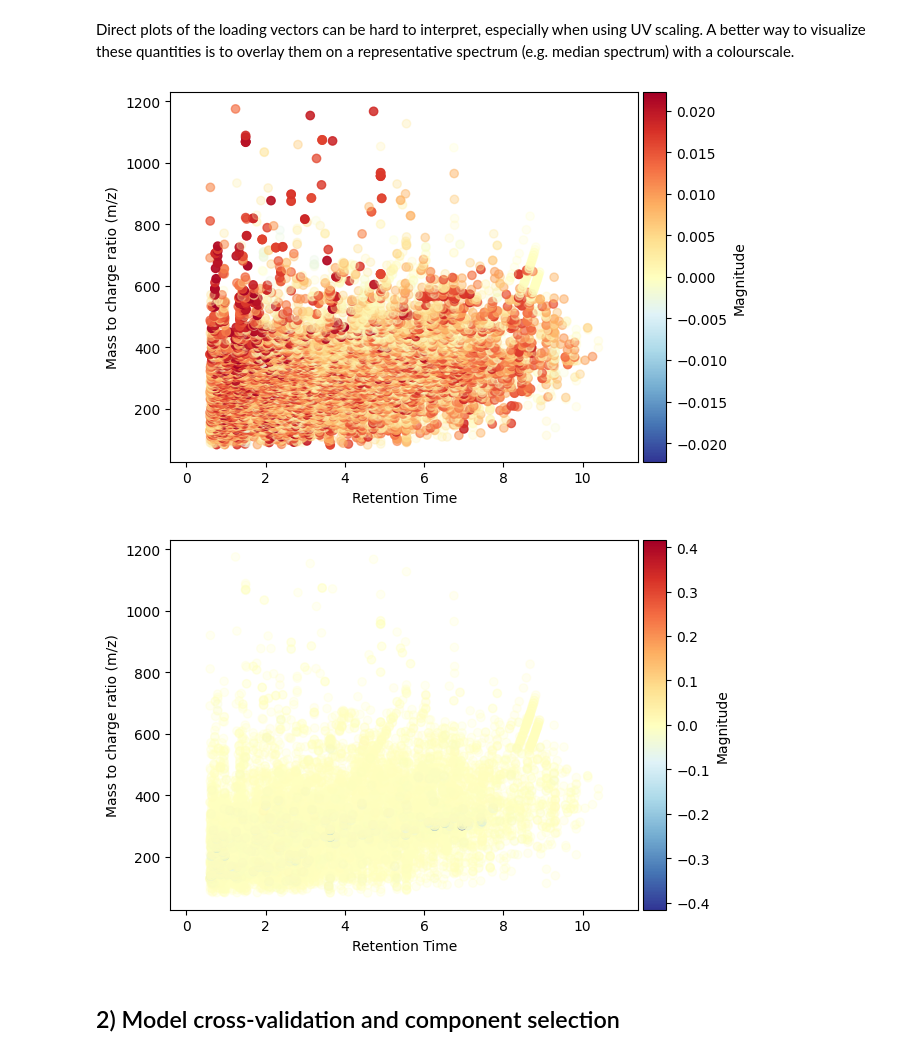
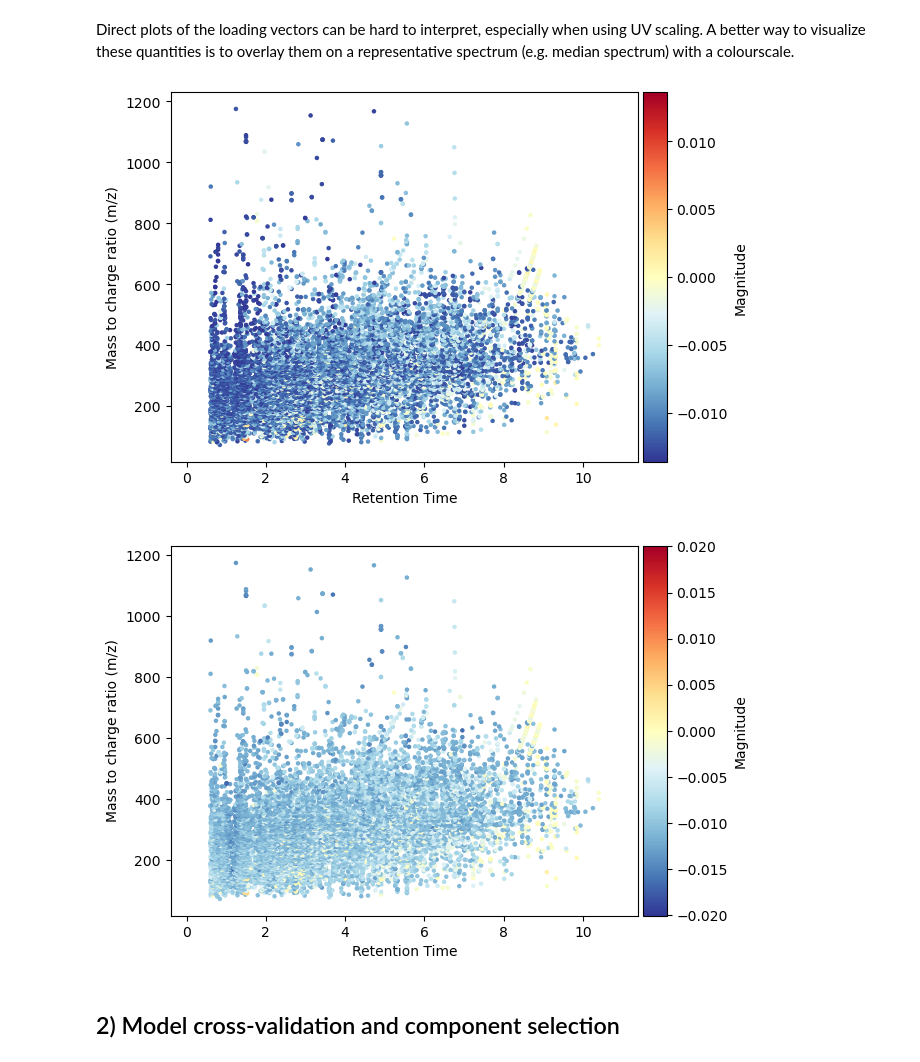
Before and after one commit to IPTC-DataAnalysisCourse/chemometrics-tutorials, a Jupyter notebook: Multivariate Analysis - PCA.ipynb, the cells around one changed output. Cells and saved outputs as stored; diff of their text form; code cells hidden in the pictures.

```diff
--- a/Multivariate Analysis - PCA.ipynb
+++ b/Multivariate Analysis - PCA.ipynb
@@ -111,6 +160,9 @@ In this tutorial we will fit a PCA model to explore the general trends in the da
 
 We will start by calculating a series of PCA models with 2 components, each with one of the 3 common scaling choices in chemometrics - mean centring (MC), Unit Variance (UV) and Pareto (Par) scaling. The choice of components to use in the modeling will be addressed properly in the next section.
 # %%
+# Start with log scaling of the data
+X = np.log1p(X)
+
 # Select the scaling options:
 # Here we are generating 3 scaling objects to explore the effect of scaling in PCA:
 
@@ -196,18 +248,18 @@ Direct plots of the loading vectors can be hard to interpret, especially when us
 # Plot of first principal component loadings overlaid on the median spectrum - UV
 # plotLoadings(PCA_model_uv.loadings[0, :], ppm, spectra=X)
 
-_scatterplots(PCA_model_uv.loadings[0, :], xaxis=retention_times, yaxis=mz_values)
+_scatterplots(PCA_model_uv.loadings[0, :], xaxis=retention_times, yaxis=mz_values, marker_size=5, alpha = 1)
 # %% [output]
-[figure, old version]
+[figure, new version]
 # %%
 ## NB needs to be re-written for LC-MS data - DONE IT
 
 # Plot of first principal component loadings overlaid on the median spectrum - Mean centring
 # plotLoadings(PCA_model_mc.loadings[0, :], ppm, spectra=X)
 
-_scatterplots(PCA_model_mc.loadings[0, :], xaxis=retention_times, yaxis=mz_values)
+_scatterplots(PCA_model_mc.loadings[0, :], xaxis=retention_times, yaxis=mz_values, marker_size=5, alpha = 1)
 # %% [output]
-[figure, old version]
+[figure, new version]
 # %% [markdown]
 ## 2) Model cross-validation and component selection
 # %% [markdown]
```
Also changed, not shown: parts of 47 cells of this notebook, 1 other file.
